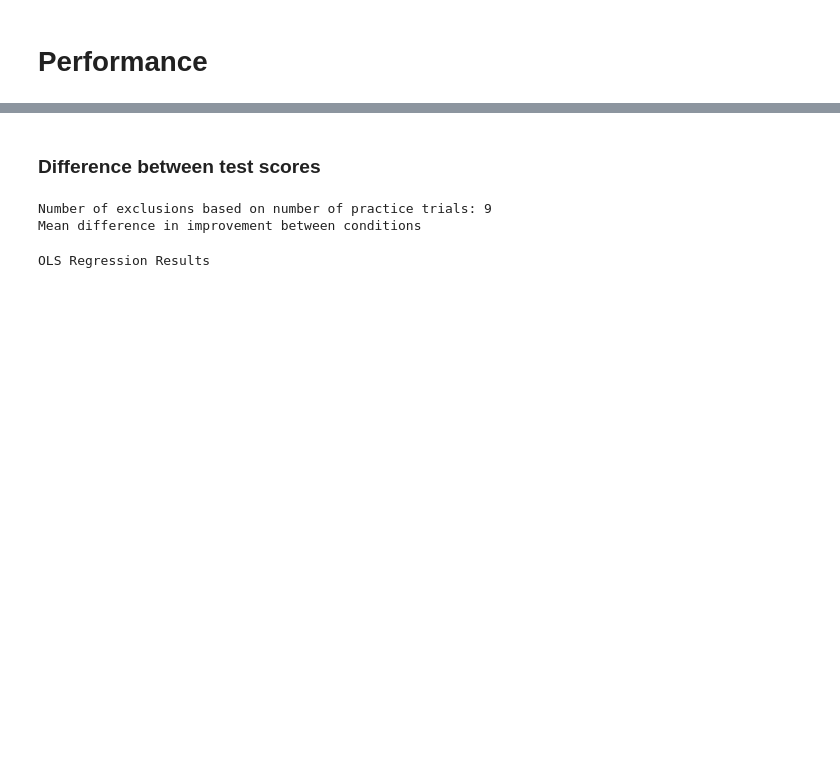
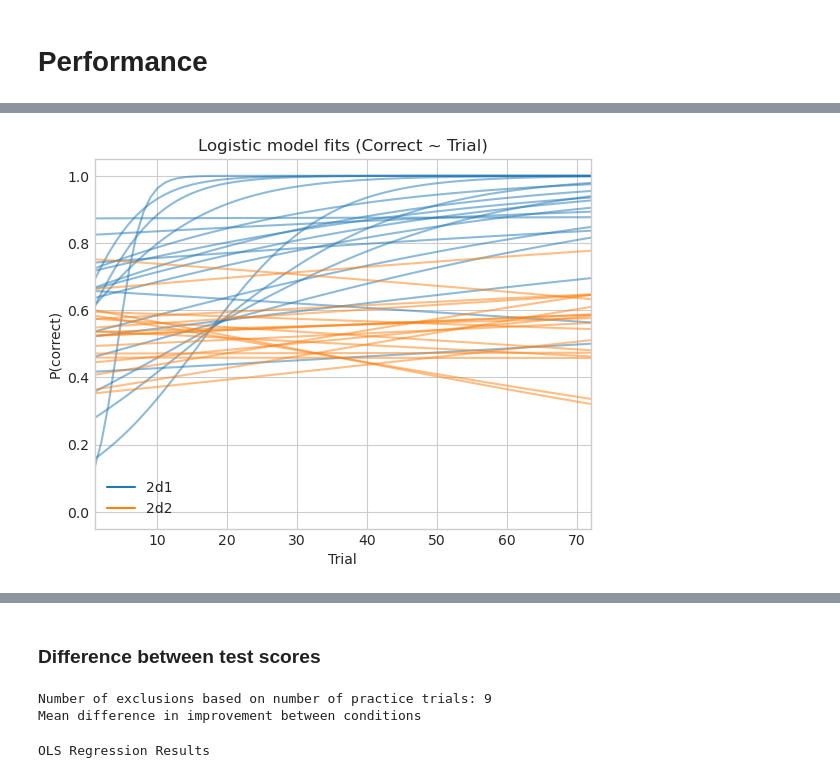
Before and after one commit to alex-ten/repetition_bias_active_learning, a Jupyter notebook: pilot_analyses.ipynb, the cells around one changed output, grey strips where cells are left out. Saved outputs shown, nothing was run; the diff lists cells and outputs as text; code cells hidden in the pictures; blank space fills up the shorter version.

```diff
--- a/pilot_analyses.ipynb
+++ b/pilot_analyses.ipynb
@@ -112,0 +165,36 @@ Notes:
+# %%
+def fit_logmod(sdf):
+    logmod = logit('correctInt ~ 1 + trialsComplete', data=sdf).fit(disp=0)
+    b0, b1 = logmod.params
+    return pd.Series(dict(b0=b0, b1=b1))
+
+
+def sigmoid(x):
+    return 1 / (1 + np.exp(-x))
+
+
+df = DF[['pid', 'rule', 'trialsComplete', 'correct', 'confidence']]
+df = df.assign(correctInt=lambda sdf: sdf.correct.astype(int))
+df = df.groupby(['rule', 'pid'])[['trialsComplete', 'correctInt']].apply(fit_logmod).reset_index()
+
+with plt.style.context('seaborn-whitegrid'):
+    fig = plt.figure('IndividualLearning')
+    ax = fig.add_subplot(111)
+    ax.set_xlim(1, 72)
+    ax.set_ylim(-.05, 1.05)
+    ax.set_xlabel('Trial')
+    ax.set_ylabel('P(correct)')
+    ax.set_title('Logistic model fits (Correct ~ Trial)')
+
+    x = np.arange(1, 73)
+    for i, row in df.iterrows():
+        y = sigmoid(row.b0 + row.b1*x)
+        ax.plot(x, y, color=get_cmap('tab10')(int(row.rule=='2d2')), alpha=.5)
+
+    ax.legend(
+        [Line2D([0], [0], color=get_cmap('tab10')(int(0))), Line2D([0], [0], color=get_cmap('tab10')(int(1)))],
+        ['2d1', '2d2'])
+
+fig.savefig('plots/logmod_fits.png')
+# %% [output]
+[figure, added]
```
Also changed, not shown: parts of 11 cells of this notebook, 9 other files.
